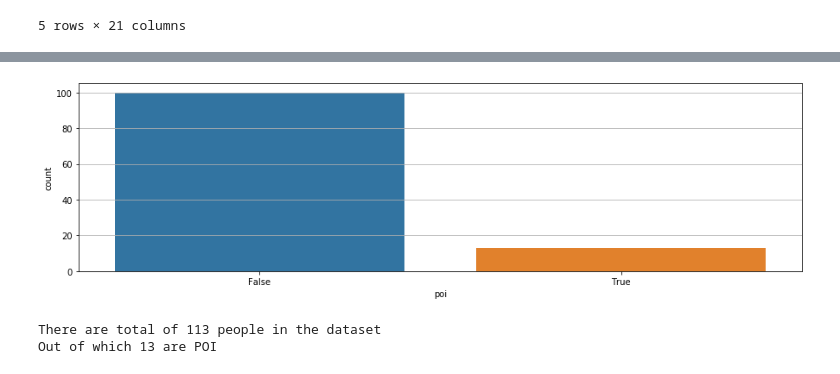
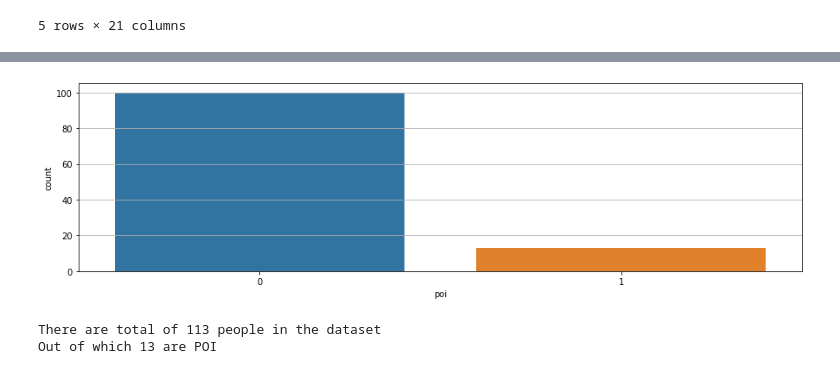
Before and after one commit to penguinwang96825/ML100Days, a Jupyter notebook: homework/Day051 - Day53/2020_ML100Marathon Midterm.ipynb, the cells around one changed output, grey strips where cells are left out. Saved outputs shown, nothing was run; the diff lists cells and outputs as text; code cells hidden in the pictures.

```diff
--- a/homework/Day051 - Day53/2020_ML100Marathon Midterm.ipynb
+++ b/homework/Day051 - Day53/2020_ML100Marathon Midterm.ipynb
@@ -18,5 +36,9 @@ import seaborn as sns
+# %%
+def split(data):
+    feature = data.copy()
+    label = feature.pop("poi").astype(int)
+    return feature, label
 # %%
 df = pd.read_csv("train_data.csv")
-y_train = df["poi"]
-x_train = df.drop(["poi"], axis=1)
+features, labels = split(df)
 # %%
@@ -36,10 +90,10 @@ x_train.head()
 # %%
 plt.figure(figsize=(15, 4))
-sns.countplot(y_train)
+sns.countplot(labels)
 plt.grid(axis="y")
 plt.show()
 # %% [output]
-[figure, old version]
+[figure, new version]
 # %%
 # Getting slight information about the dataframe
 print("There are total of {} people in the dataset".format(len(df.index)))
```
Also changed, not shown: parts of 44 cells of this notebook, 3 other files.
